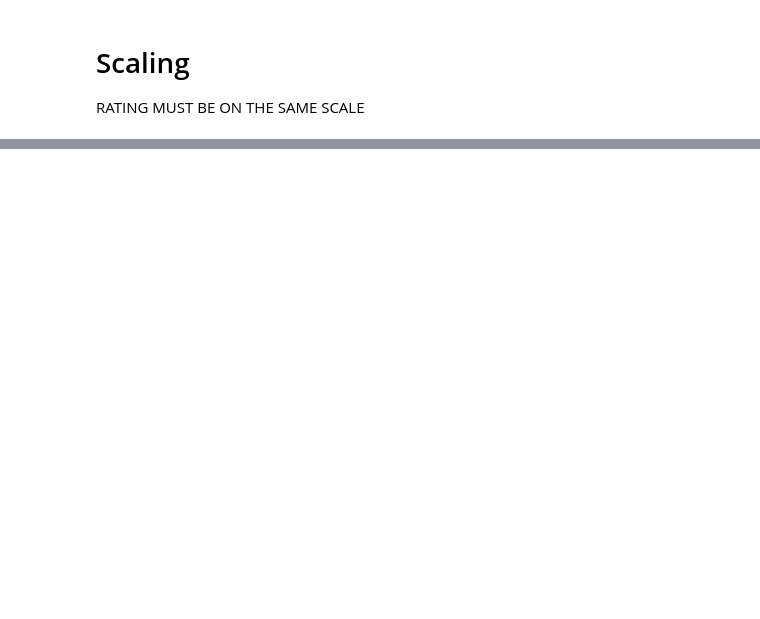
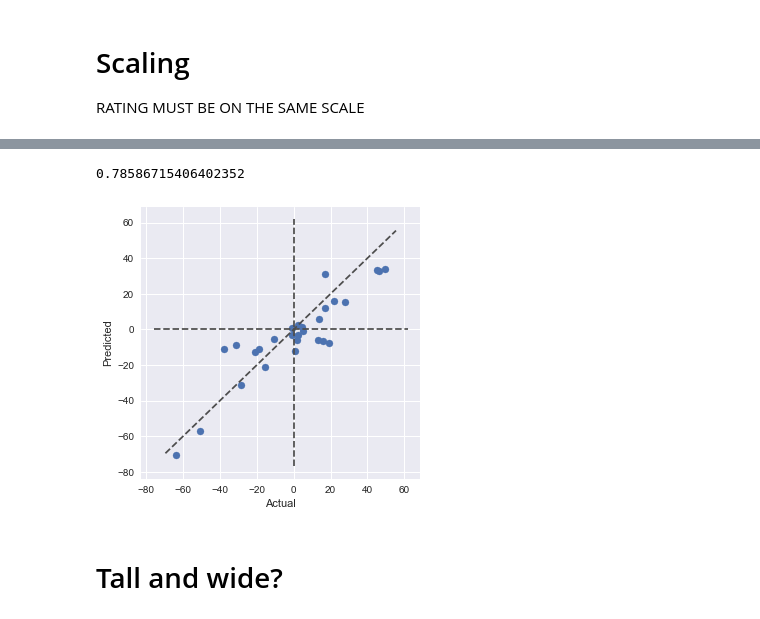
Before and after one commit to yjiao/codeforces_predict, a Jupyter notebook: keras_v2.ipynb, the cells around one changed output, grey strips where cells are left out. Cells and saved outputs as stored; diff of their text form; code cells hidden in the pictures; blank space fills up the shorter version.

```diff
--- a/keras_v2.ipynb
+++ b/keras_v2.ipynb
@@ -278,0 +348,24 @@ for e in range(epochs):
+# %%
+model.reset_states()
+y_pred = model.predict([xwide, xin], batch_size=X[0].shape[0])
+
+y_pred = np.concatenate(y_pred)
+#y_pred = y_pred.reshape(timesteps)*200.0
+y_pred = y_pred*maxy
+
+plt.rcParams['figure.figsize'] = (5,5)
+plt.scatter(Y[s], y_pred)
+ax = plt.gca()
+diag = max(ax.get_xlim(), ax.get_ylim())
+ax.plot(diag, diag, ls="--", c=".3")
+ax.plot([0,0], ax.get_ylim(), ls="--", c=".3")
+ax.plot(ax.get_xlim(), [0,0], ls="--", c=".3")
+plt.xlabel('Actual')
+plt.ylabel('Predicted')
+
+r2_score(Y[s], y_pred)
+# %% [output]
+0.78586715406402352
+[figure, added]
+# %% [markdown]
+# Tall and wide?
```
Also changed, not shown: parts of 47 cells of this notebook, 2 other files.
